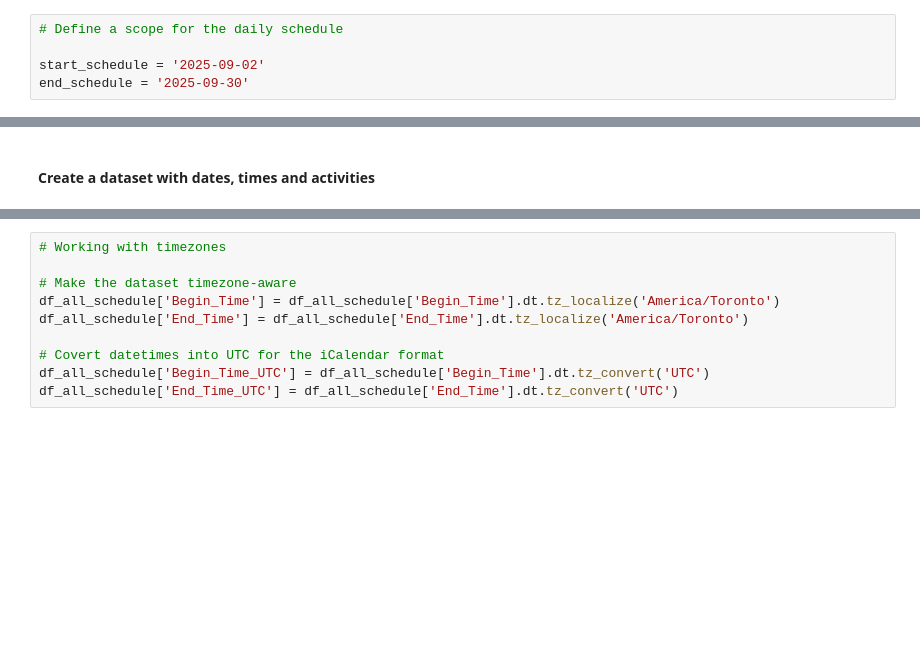
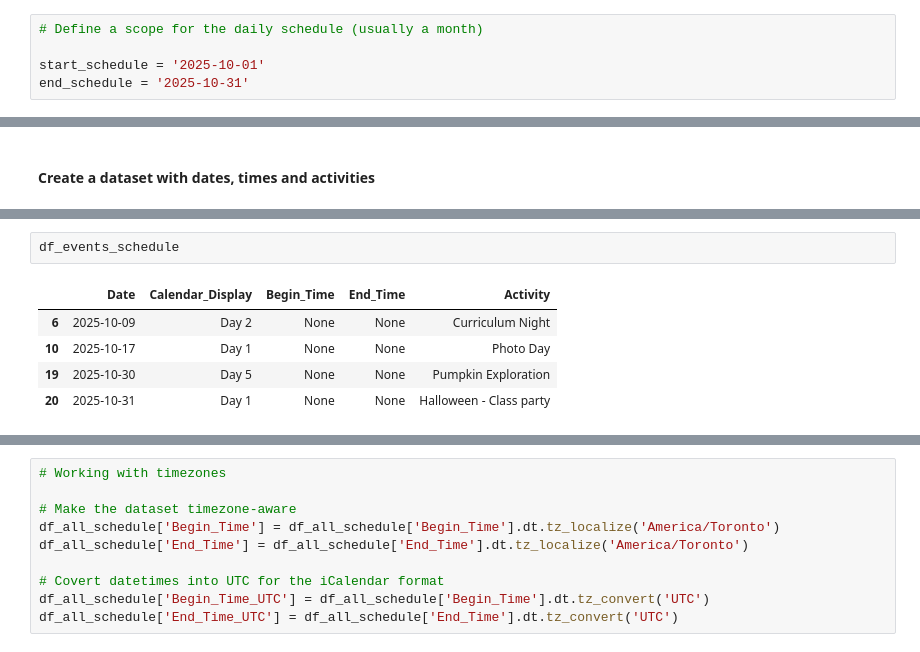
Before and after one commit to olga-terekhova/tdsb-calendar, a Jupyter notebook: TDSB_Calendar_Elementary.ipynb, the cells around one changed output, grey strips where cells are left out. Saved outputs shown, nothing was run; the diff lists cells and outputs as text; blank space fills up the shorter version.

```diff
--- a/TDSB_Calendar_Elementary.ipynb
+++ b/TDSB_Calendar_Elementary.ipynb
@@ -51,7 +51,7 @@ break_dates = [
     'Mid-Winter Break: 2026-03-16: 2026-03-20'
 ]
 # %%
-# Define a scope for the daily schedule
+# Define a scope for the daily schedule (usually a month)
 
-start_schedule = '2025-09-02'
-end_schedule = '2025-09-30'
+start_schedule = '2025-10-01'
+end_schedule = '2025-10-31'
@@ -568,0 +549,8 @@ print(df_all_schedule)
+# %%
+df_events_schedule
+# %% [output]
+|  | Date | Calendar_Display | Begin_Time | End_Time | Activity |
+| 6 | 2025-10-09 | Day 2 | None | None | Curriculum Night |
+| 10 | 2025-10-17 | Day 1 | None | None | Photo Day |
+| 19 | 2025-10-30 | Day 5 | None | None | Pumpkin Exploration |
+| 20 | 2025-10-31 | Day 1 | None | None | Halloween - Class party |
```
Also changed, not shown: parts of 17 cells of this notebook.
